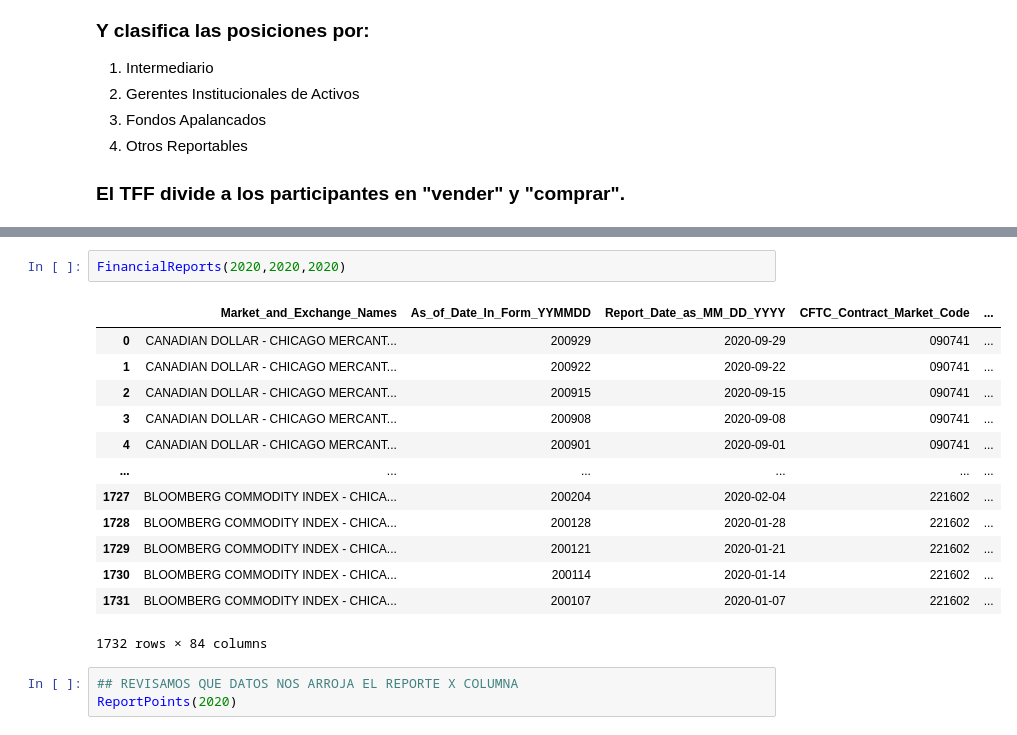
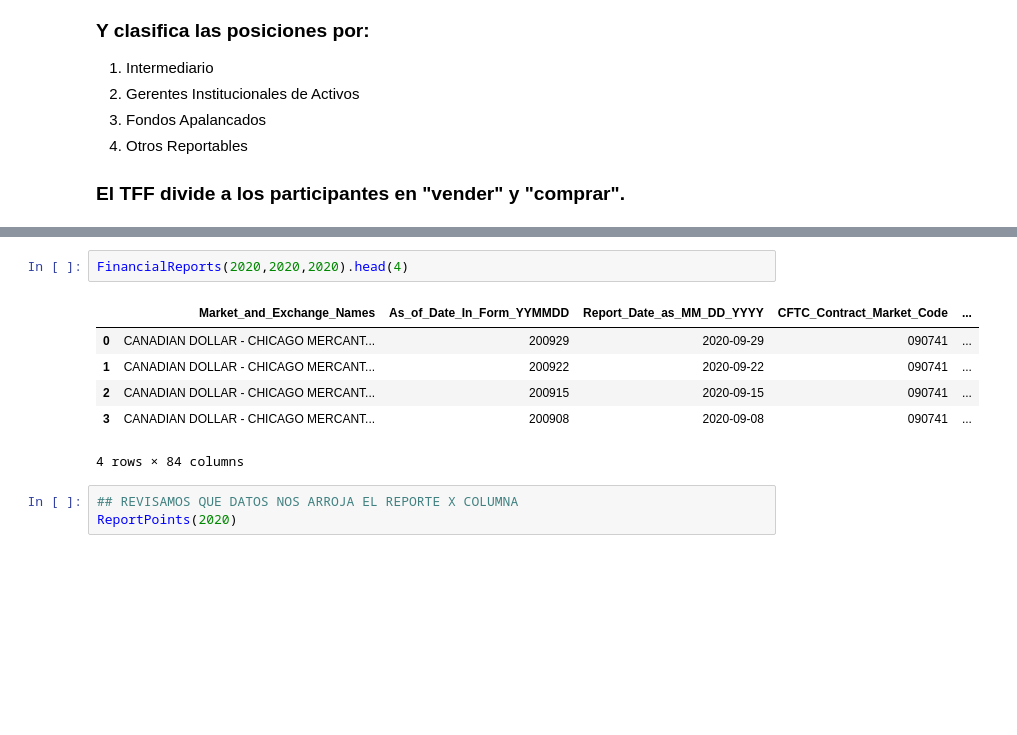
Before and after one commit to israelcastilloh/commit-traders, a Jupyter notebook: CFTC-TradersFinancialSector-Presentation.ipynb, the cells around one changed output, grey strips where cells are left out. Cells and saved outputs as stored; diff of their text form; blank space fills up the shorter version.

```diff
--- a/CFTC-TradersFinancialSector-Presentation.ipynb
+++ b/CFTC-TradersFinancialSector-Presentation.ipynb
@@ -100,19 +106,12 @@ https://marcommnews.com/wp-content/uploads/2019/10/CCUA-701x394.jpg" style = "he
 # %%
-FinancialReports(2020,2020,2020)
+FinancialReports(2020,2020,2020).head(4)
 # %% [output]
 |  | Market_and_Exchange_Names | As_of_Date_In_Form_YYMMDD | Report_Date_as_MM_DD_YYYY | CFTC_Contract_Market_Code | ... |
 | 0 | CANADIAN DOLLAR - CHICAGO MERCANT... | 200929 | 2020-09-29 | 090741 | ... |
 | 1 | CANADIAN DOLLAR - CHICAGO MERCANT... | 200922 | 2020-09-22 | 090741 | ... |
 | 2 | CANADIAN DOLLAR - CHICAGO MERCANT... | 200915 | 2020-09-15 | 090741 | ... |
 | 3 | CANADIAN DOLLAR - CHICAGO MERCANT... | 200908 | 2020-09-08 | 090741 | ... |
-| 4 | CANADIAN DOLLAR - CHICAGO MERCANT... | 200901 | 2020-09-01 | 090741 | ... |
-| ... | ... | ... | ... | ... | ... |
-| 1727 | BLOOMBERG COMMODITY INDEX - CHICA... | 200204 | 2020-02-04 | 221602 | ... |
-| 1728 | BLOOMBERG COMMODITY INDEX - CHICA... | 200128 | 2020-01-28 | 221602 | ... |
-| 1729 | BLOOMBERG COMMODITY INDEX - CHICA... | 200121 | 2020-01-21 | 221602 | ... |
-| 1730 | BLOOMBERG COMMODITY INDEX - CHICA... | 200114 | 2020-01-14 | 221602 | ... |
-| 1731 | BLOOMBERG COMMODITY INDEX - CHICA... | 200107 | 2020-01-07 | 221602 | ... |
-1732 rows × 84 columns
+4 rows × 84 columns
 # %%
 ## REVISAMOS QUE DATOS NOS ARROJA EL REPORTE X COLUMNA
 ReportPoints(2020)
```
Also changed, not shown: parts of 9 cells of this notebook, 7 other files.
